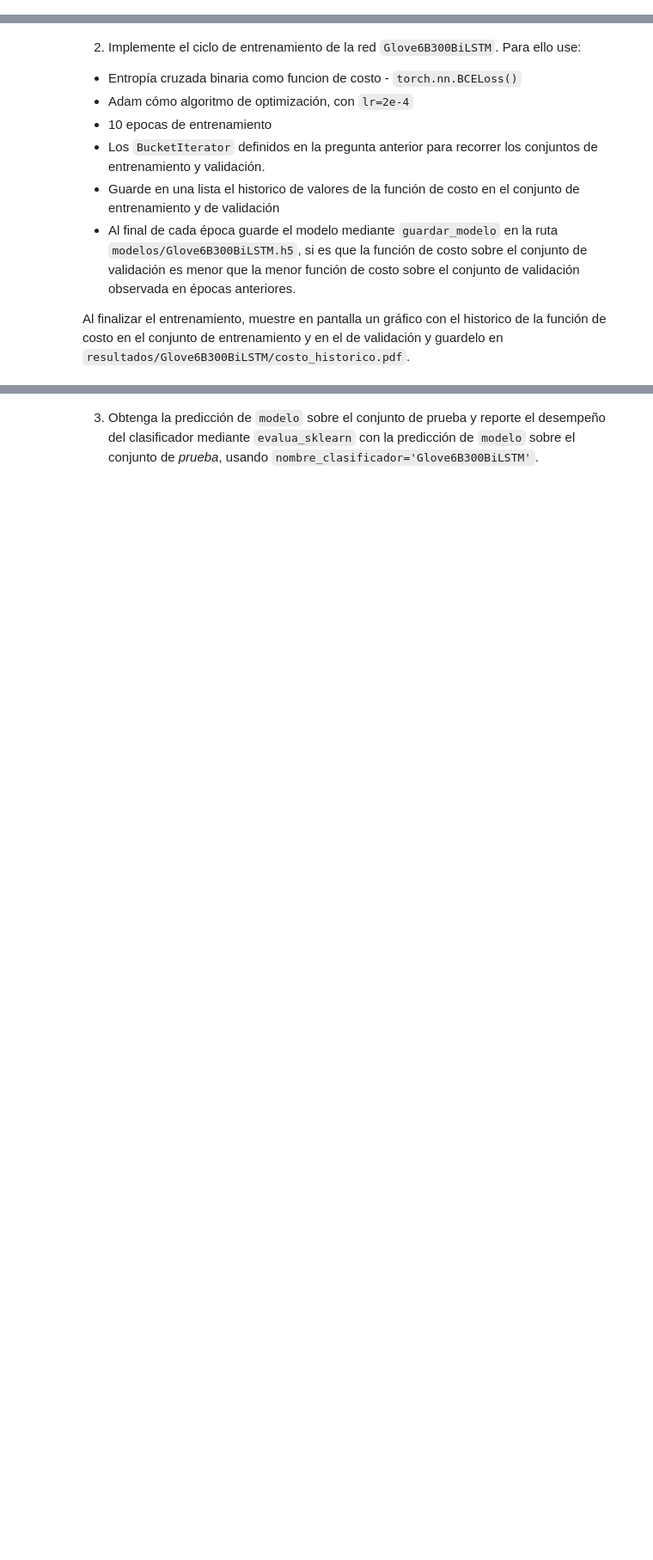
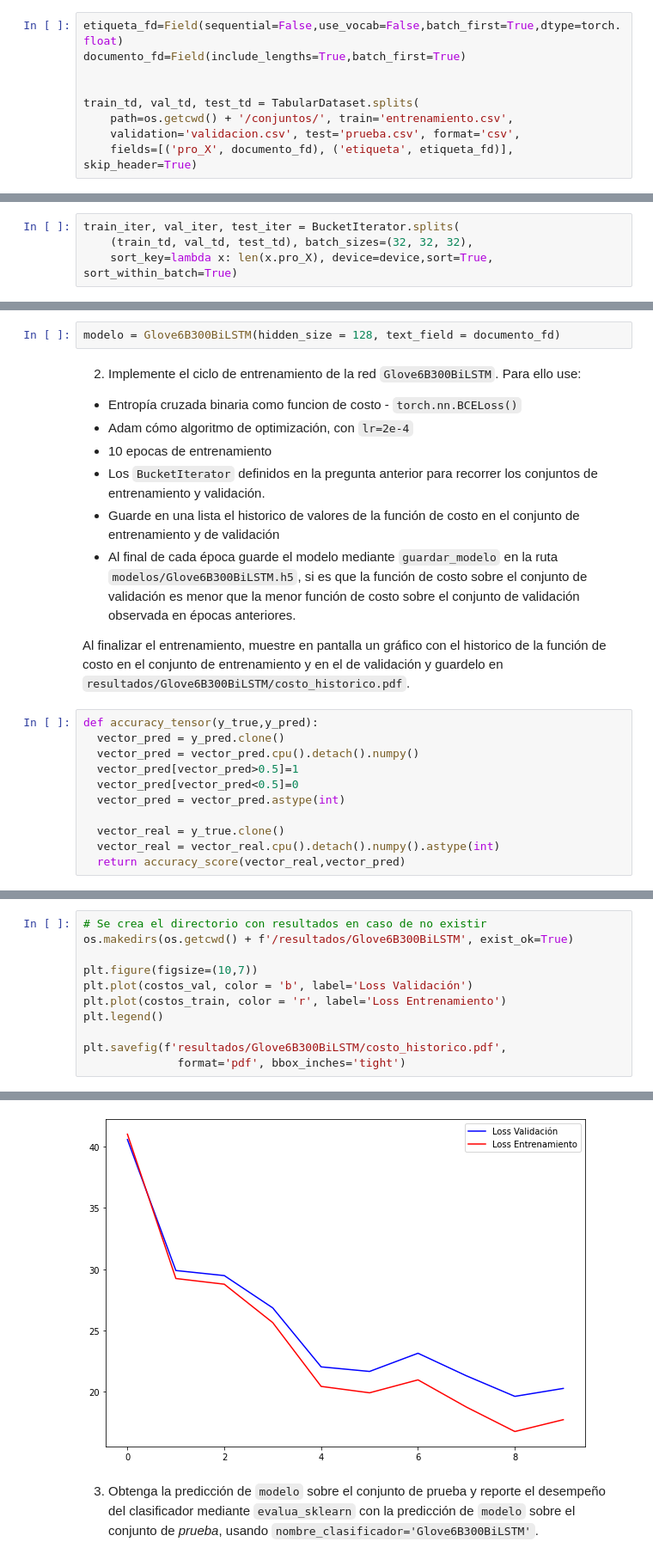
Before and after one commit to kurtwalsen/MA6202-Ejercicio-3, a Jupyter notebook: e3 procesamiento de texto y redes LSTM.ipynb, the cells around one changed output, grey strips where cells are left out. Shown at 86% size. Saved outputs shown, nothing was run; the diff lists cells and outputs as text; blank space fills up the shorter version.

Commit message:
Pequeños detalles en el notebook y reordenamiento directorio

````diff
--- a/e3 procesamiento de texto y redes LSTM.ipynb
+++ b/e3 procesamiento de texto y redes LSTM.ipynb
@@ -697,6 +691,15 @@ La forma de cargar datos en formato csv que provee `torchtext`, es mediante los
 - La columna `pro_X`:  declarada mediante el objeto `documento_fd`, como instancia de `~.Field`, con parámetros `include_lengths=True, batch_first=True` y los demás por defecto. El primer parámetro (`include_lengths=True`) implica que cada *documento* cargado de la columna se entregará en forma de tupla, donde además de la secuencia de *tokens* de aquel *documento*, se adjuntará el largo de la secuencia o número de tokens contenidos en este.
 
 **Obs**: Tendrá que inferir los parámetros con los cuales emplear el método `~.splits()`.
+# %%
+etiqueta_fd=Field(sequential=False,use_vocab=False,batch_first=True,dtype=torch.float)
+documento_fd=Field(include_lengths=True,batch_first=True)
+
+
+train_td, val_td, test_td = TabularDataset.splits(
+    path=os.getcwd() + '/conjuntos/', train='entrenamiento.csv',
+    validation='validacion.csv', test='prueba.csv', format='csv',
+    fields=[('pro_X', documento_fd), ('etiqueta', etiqueta_fd)], skip_header=True)
 # %% [markdown]
 `torchtext` también provee objetos que permiten iterar sobre un objeto de tipo `~.TabularDataset`. En particular, en el procesamiento de texto es beneficioso generar *batches* de secuencias que tengan largo similar, para ahorrar tiempo de escritura, ya que dichos *batches* al tener forma tensorial, deben ser completados por ceros (*padding*). Así por ejemplo, las secuencias:
 ```
@@ -715,6 +718,10 @@ Mediante la clase ` torchtext.data.BucketIterator`, es posible iterar sobre inst
 
 2.  Instancie *iterators* de cada uno de los `~.TabularDataset` instanciados, mediante `~.BucketIterator.splits` con los parámetros `batch_size=32, sort_key=lambda x: len(x.pro_X),
 device=device, sort=True, sort_within_batch=True`.
+# %%
+train_iter, val_iter, test_iter = BucketIterator.splits(
+    (train_td, val_td, test_td), batch_sizes=(32, 32, 32),
+    sort_key=lambda x: len(x.pro_X), device=device,sort=True, sort_within_batch=True)
 # %% [markdown]
 3. Obtenga la representación vectorial del vocabulario con el *word embedding* GloVe entrenado en [Wikipedia 2014 + GigaWord 5](https://nlp.stanford.edu/projects/glove/). Para ello:
 - Instancie el objeto `glove` como una instancia de la clase `torchtext.vocab.GloVe` con los parámetros`name="6B", dim=300`.
@@ -771,3 +823,5 @@ Instancie `modelo` como objeto de la clase `Glove6B300BiLSTM` con `hidden_size=1
+# %%
+modelo = Glove6B300BiLSTM(hidden_size = 128, text_field = documento_fd)
 # %% [markdown]
 2. Implemente el ciclo de entrenamiento de la red `Glove6B300BiLSTM`. Para ello use:
 - Entropía cruzada binaria como funcion de costo - `torch.nn.BCELoss()`
@@ -778,3 +832,14 @@ Instancie `modelo` como objeto de la clase `Glove6B300BiLSTM` con `hidden_size=1
 - Al final de cada época guarde el modelo mediante `guardar_modelo` en la ruta `modelos/Glove6B300BiLSTM.h5`, si es que la función de costo sobre el conjunto de validación es menor que la menor función de costo sobre el conjunto de validación observada en épocas anteriores.
 
 Al finalizar el entrenamiento, muestre en pantalla un gráfico con el historico de la función de costo en el conjunto de entrenamiento y en el de validación y guardelo en `resultados/Glove6B300BiLSTM/costo_historico.pdf`.
+# %%
+def accuracy_tensor(y_true,y_pred):
+  vector_pred = y_pred.clone()
+  vector_pred = vector_pred.cpu().detach().numpy()
+  vector_pred[vector_pred>0.5]=1
+  vector_pred[vector_pred<0.5]=0
+  vector_pred = vector_pred.astype(int)
+
+  vector_real = y_true.clone()
+  vector_real = vector_real.cpu().detach().numpy().astype(int)
+  return accuracy_score(vector_real,vector_pred)
@@ -780,0 +956,12 @@ Al finalizar el entrenamiento, muestre en pantalla un gráfico con el historico
+# %%
+# Se crea el directorio con resultados en caso de no existir
+os.makedirs(os.getcwd() + f'/resultados/Glove6B300BiLSTM', exist_ok=True)
+
+plt.figure(figsize=(10,7))
+plt.plot(costos_val, color = 'b', label='Loss Validación')
+plt.plot(costos_train, color = 'r', label='Loss Entrenamiento')
+plt.legend()
+
+plt.savefig(f'resultados/Glove6B300BiLSTM/costo_historico.pdf',
+              format='pdf', bbox_inches='tight')
+# %% [output]
@@ -781,2 +969,3 @@ Al finalizar el entrenamiento, muestre en pantalla un gráfico con el historico
+[figure, added]
 # %% [markdown]
 3. Obtenga la predicción de `modelo` sobre el conjunto de prueba y reporte el desempeño del clasificador mediante `evalua_sklearn` con la predicción de `modelo` sobre el conjunto de *prueba*, usando `nombre_clasificador='Glove6B300BiLSTM'`.
````
Also changed, not shown: parts of 17 cells of this notebook, 2 other files.
